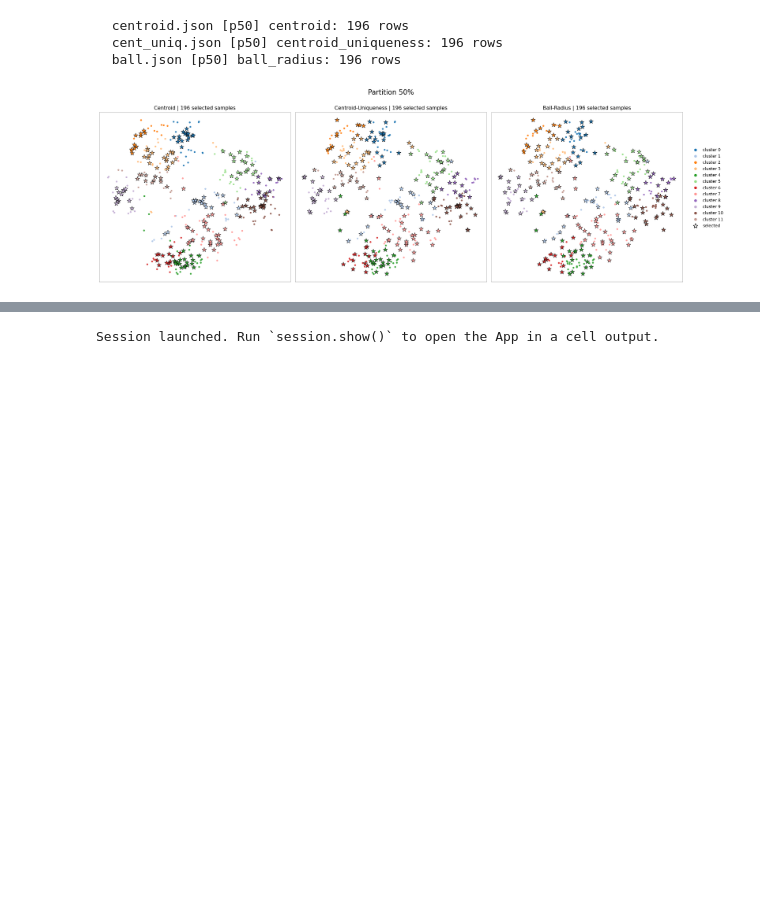
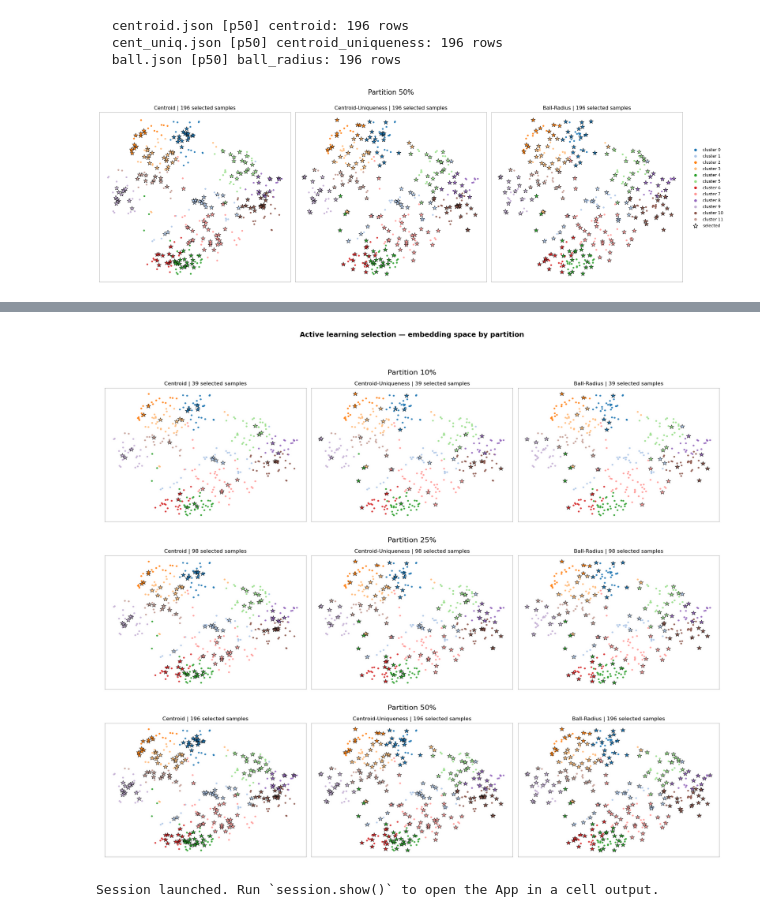
Before and after one commit to emanuel-gf/Dugongs_IRISA-MARBEC-LIRMM, a Jupyter notebook: chapter3/aclr_selection.ipynb, the cells around one changed output, grey strips where cells are left out. Saved outputs shown, nothing was run; the diff lists cells and outputs as text; code cells hidden in the pictures; blank space fills up the shorter version.

```diff
--- a/chapter3/aclr_selection.ipynb
+++ b/chapter3/aclr_selection.ipynb
@@ -139,6 +153,8 @@ list(dataset.count_values("tags").keys())
 import pandas as pd
 
 pd.Series(dataset.values("source_image")).unique()
+# %%
+dataset = fo.load_dataset('')
 # %%
 from fiftyone import ViewField
 dataset.match(
@@ -363,6 +365,13 @@ np.savez_compressed(
     sample_ids = sample_ids_list,
     stem_filepath = stem_list
 )
+# %%
+# load this embeddings
+saved_embeddings = np.load("/share/home/e2406743/code/Dugongs_IRISA-MARBEC-LIRMM/chapter3/embeddings_dinov3/train_positive_TESTE_1024_embeddings.npz")
+# %%
+embeddings = saved_embeddings['embeddings']
+sample_ids = saved_embeddings['sample_ids']
+stem_filepath = saved_embeddings['stem_filepath']
 # %% [markdown]
 ## Active Learning Selection
 # %%
@@ -389,10 +401,10 @@ importlib.reload(src.active_learning)
 cluster_labels, embeddings_norm, sample_ids = compute_clustering(
     train_view,
     embeddings=embeddings,
-    sample_ids=sample_ids_list,
+    sample_ids=sample_ids,
     n_clusters=12,
     cluster_field = "train_cluster_label",
-    save=True)
+    save=False)
 # %% [output]
   Using pre-loaded embeddings array: (393, 1024) (393 sample_ids).
   Resolved 393 embeddings, dim=1024
@@ -568,3 +581,64 @@ fig, axes, coords = visualize_partition_from_json(
   cent_uniq.json [p50] centroid_uniqueness: 196 rows
   ball.json [p50] ball_radius: 196 rows
 [figure]
+# %%
+# ── Compose three partition figures into one 3-row grid ──────────────────────
+import matplotlib.pyplot as plt
+import numpy as np
+
+PLOT_KWARGS = dict(
+    bg_size=15, bg_alpha=0.90,
+    sel_size=100, sel_marker="*",
+    sel_edgecolor="black", sel_edgewidth=0.6,
+)
+JSON_PATHS = {
+    "Centroid":            "json_ids_training/centroid.json",
+    "Centroid-Uniqueness": "json_ids_training/cent_uniq.json",
+    "Ball-Radius":         "json_ids_training/ball.json",
+}
+PARTITIONS       = [0.10, 0.25, 0.50]
+PARTITION_LABELS = ["10%", "25%", "50%"]
+FIGSIZE_PER_ROW  = (18, 5)   # width, height of each sub-figure before compositing
+
+# ── Capture each partition figure as a raster array ──────────────────────────
+captured = []
+for partition in PARTITIONS:
+    fig, axes, coords = visualize_partition_from_json(
+        embeddings_norm, cluster_labels, sample_ids, train_view,
+        json_paths=JSON_PATHS,
+        partition=partition,
+        coords=coords,     # reused after first call -- t-SNE only computed once
+        **PLOT_KWARGS,
+    )
+    fig.set_size_inches(*FIGSIZE_PER_ROW)
+    fig.canvas.draw()
+
+    w, h = fig.canvas.get_width_height()
+    buf = np.frombuffer(fig.canvas.buffer_rgba(), dtype=np.uint8).reshape(h, w, 4)
+    captured.append(buf[..., :3])   # drop alpha channel -> (h, w, 3) RGB
+    #captured.append(np.frombuffer(buf, dtype=np.uint8).reshape(h, w, 3))
+    plt.close(fig)
+
+# ── Composite into one figure ─────────────────────────────────────────────────
+n = len(captured)
+composite_fig, axes_grid = plt.subplots(
+    n, 1,
+    figsize=(FIGSIZE_PER_ROW[0], FIGSIZE_PER_ROW[1] * n),
+)
+
+for ax, img, label in zip(axes_grid, captured, PARTITION_LABELS):
+    ax.imshow(img, aspect="auto", interpolation="lanczos")
+    # ax.set_ylabel(label, fontsize=13, fontweight="bold",
+    #               rotation=0, labelpad=40, va="center")
+    ax.set_xticks([]); ax.set_yticks([])
+    for sp in ax.spines.values():
+        sp.set_visible(False)
+
+composite_fig.suptitle(
+    "Active learning selection — embedding space by partition",
+    fontsize=14, fontweight="bold", y=1.01,
+)
+plt.tight_layout(h_pad=2.5, rect=[0, 0, 1, 0.97])
+plt.savefig("tsne_partitions_grid.pdf", dpi=150, bbox_inches="tight")
+plt.show()
+# %% [output]
@@ -571,3 +654,4 @@ fig, axes, coords = visualize_partition_from_json(
+[figure, added]
 # %%
 session = fo.launch_app(dataset,auto=False,port=5151)
 # %% [output]
```
Also changed, not shown: parts of 10 cells of this notebook, 1 other file.
